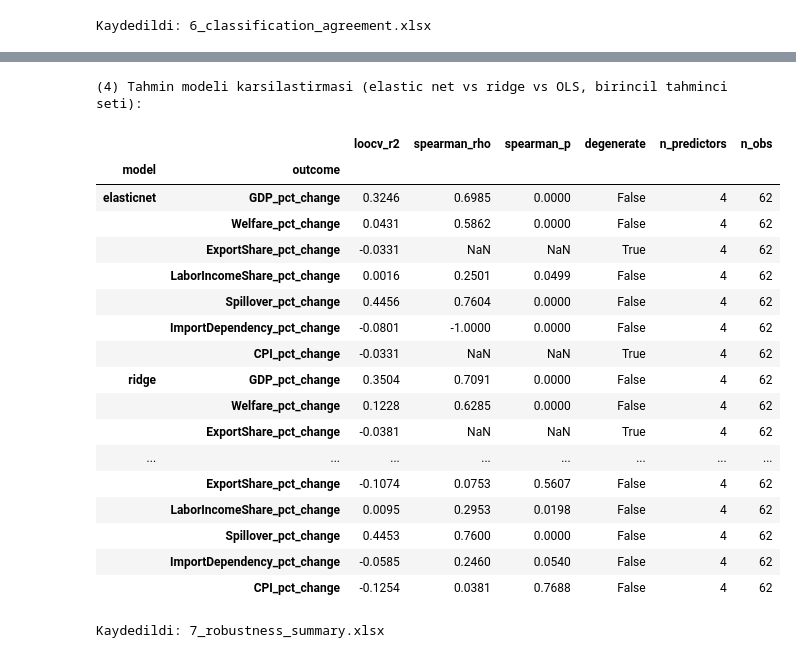
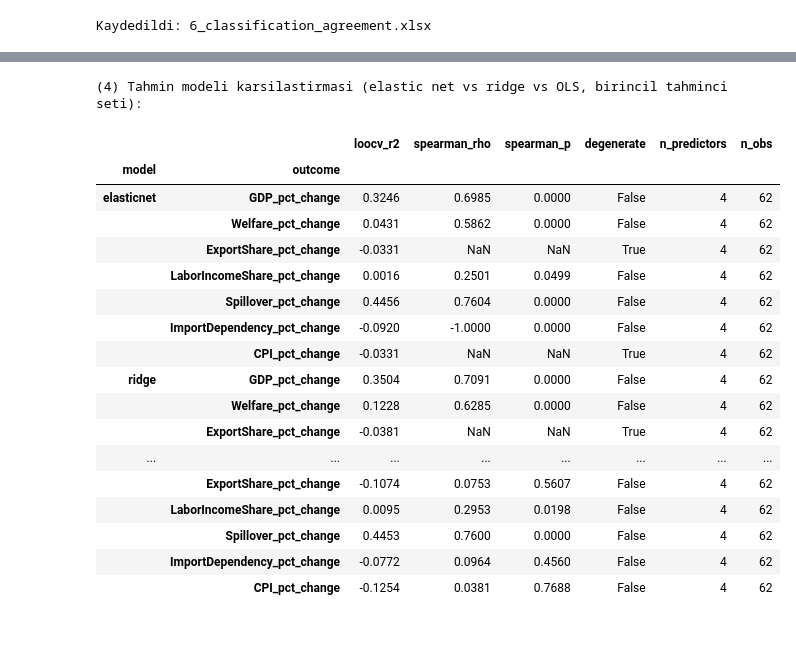
Before and after one commit to MuhammetRidvanInce/turkey-network-cge-sector-prioritization, a Jupyter notebook: Analysis/03_Hypothesis_Tests/Strategic_Hypothesis_Analysis.ipynb, the cells around one changed output, grey strips where cells are left out. Saved outputs shown, nothing was run; the diff lists cells and outputs as text; code cells hidden in the pictures.

```diff
--- a/Analysis/03_Hypothesis_Tests/Strategic_Hypothesis_Analysis.ipynb
+++ b/Analysis/03_Hypothesis_Tests/Strategic_Hypothesis_Analysis.ipynb
@@ -693,16 +346,17 @@ kalan ilişkinin gerçekten yapısal olduğunu doğrular.
 # %%
+robust = sa.robustness()
 print("(4) Tahmin modeli karsilastirmasi (elastic net vs ridge vs OLS, birincil tahminci seti):")
 display(robust["model_comparison"].round(4))
 # %% [output]
 (4) Tahmin modeli karsilastirmasi (elastic net vs ridge vs OLS, birincil tahminci seti):
 |  |  | loocv_r2 | spearman_rho | spearman_p | degenerate | n_predictors | n_obs |
 | model | outcome |  |  |  |  |  |  |
 | elasticnet | GDP_pct_change | 0.3246 | 0.6985 | 0.0000 | False | 4 | 62 |
 |  | Welfare_pct_change | 0.0431 | 0.5862 | 0.0000 | False | 4 | 62 |
 |  | ExportShare_pct_change | -0.0331 | NaN | NaN | True | 4 | 62 |
 |  | LaborIncomeShare_pct_change | 0.0016 | 0.2501 | 0.0499 | False | 4 | 62 |
 |  | Spillover_pct_change | 0.4456 | 0.7604 | 0.0000 | False | 4 | 62 |
-|  | ImportDependency_pct_change | -0.0801 | -1.0000 | 0.0000 | False | 4 | 62 |
+|  | ImportDependency_pct_change | -0.0920 | -1.0000 | 0.0000 | False | 4 | 62 |
 |  | CPI_pct_change | -0.0331 | NaN | NaN | True | 4 | 62 |
 | ridge | GDP_pct_change | 0.3504 | 0.7091 | 0.0000 | False | 4 | 62 |
 |  | Welfare_pct_change | 0.1228 | 0.6285 | 0.0000 | False | 4 | 62 |
@@ -711,18 +365,5 @@ display(robust["model_comparison"].round(4))
 |  | ExportShare_pct_change | -0.1074 | 0.0753 | 0.5607 | False | 4 | 62 |
 |  | LaborIncomeShare_pct_change | 0.0095 | 0.2953 | 0.0198 | False | 4 | 62 |
 |  | Spillover_pct_change | 0.4453 | 0.7600 | 0.0000 | False | 4 | 62 |
-|  | ImportDependency_pct_change | -0.0585 | 0.2460 | 0.0540 | False | 4 | 62 |
+|  | ImportDependency_pct_change | -0.0772 | 0.0964 | 0.4560 | False | 4 | 62 |
 |  | CPI_pct_change | -0.1254 | 0.0381 | 0.7688 | False | 4 | 62 |
-# %%
-with pd.ExcelWriter("7_robustness_summary.xlsx", engine="openpyxl") as writer:
-    pd.Series({"threshold_n_changed_mean_vs_median": robust["threshold_n_changed_mean_vs_median"]}).to_frame("value").to_excel(writer, sheet_name="threshold")
-    robust["variant_stability_kappa"].to_excel(writer, sheet_name="variant_stability_kappa")
-    robust["variant_stability_agreement_pct"].to_excel(writer, sheet_name="variant_stability_agreement_pct")
-    pd.Series(robust["borderline_sectors"], name="sector").to_frame().to_excel(writer, sheet_name="borderline_sectors", index=False)
-    gt_compare.to_excel(writer, sheet_name="ground_truth_H1_compare")
-    robust["ground_truth_h4_size_controlled"].to_excel(writer, sheet_name="H4_size_controlled_target")
-    robust["ground_truth_h4_size_inclusive"].to_excel(writer, sheet_name="H4_size_inclusive_target")
-    robust["model_comparison"].to_excel(writer, sheet_name="model_comparison")
-print("Kaydedildi: 7_robustness_summary.xlsx")
-# %% [output]
-Kaydedildi: 7_robustness_summary.xlsx
```
Also changed, not shown: parts of 23 cells of this notebook, 40 other files.
